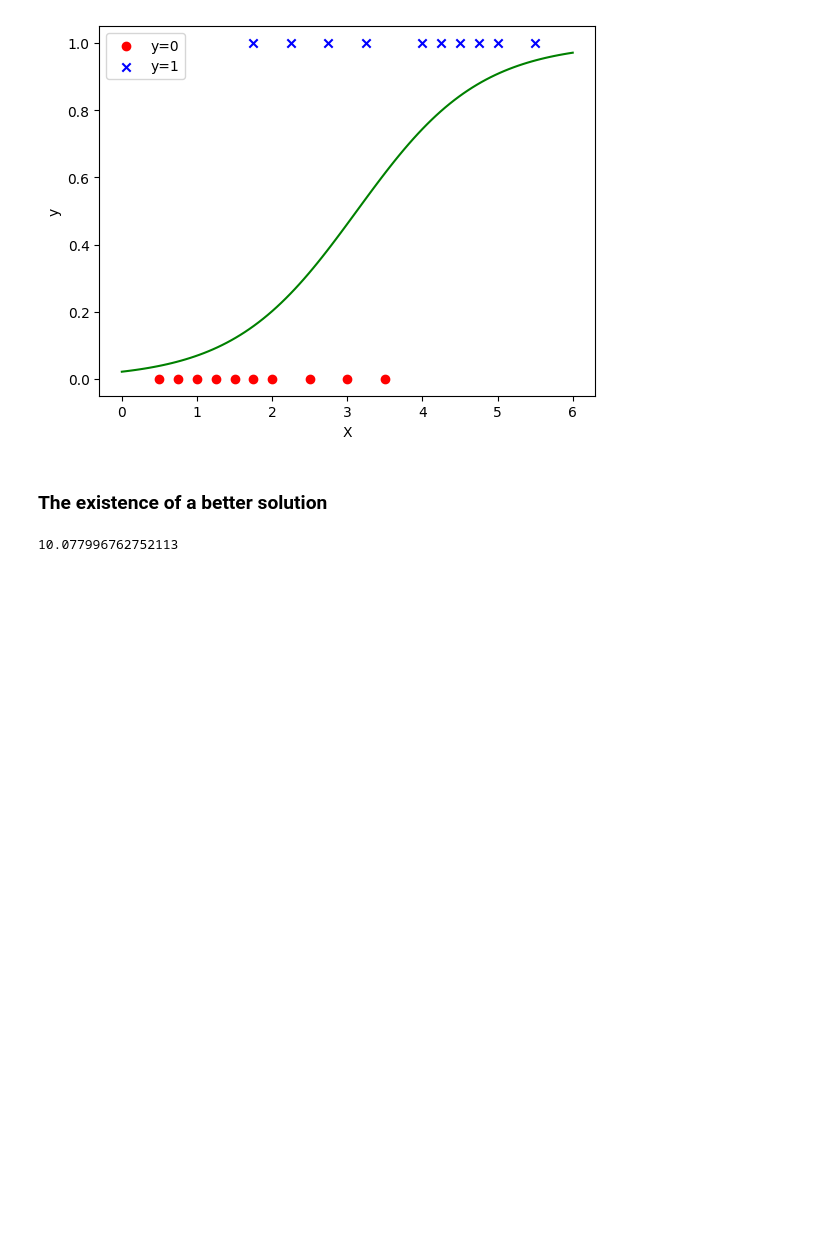
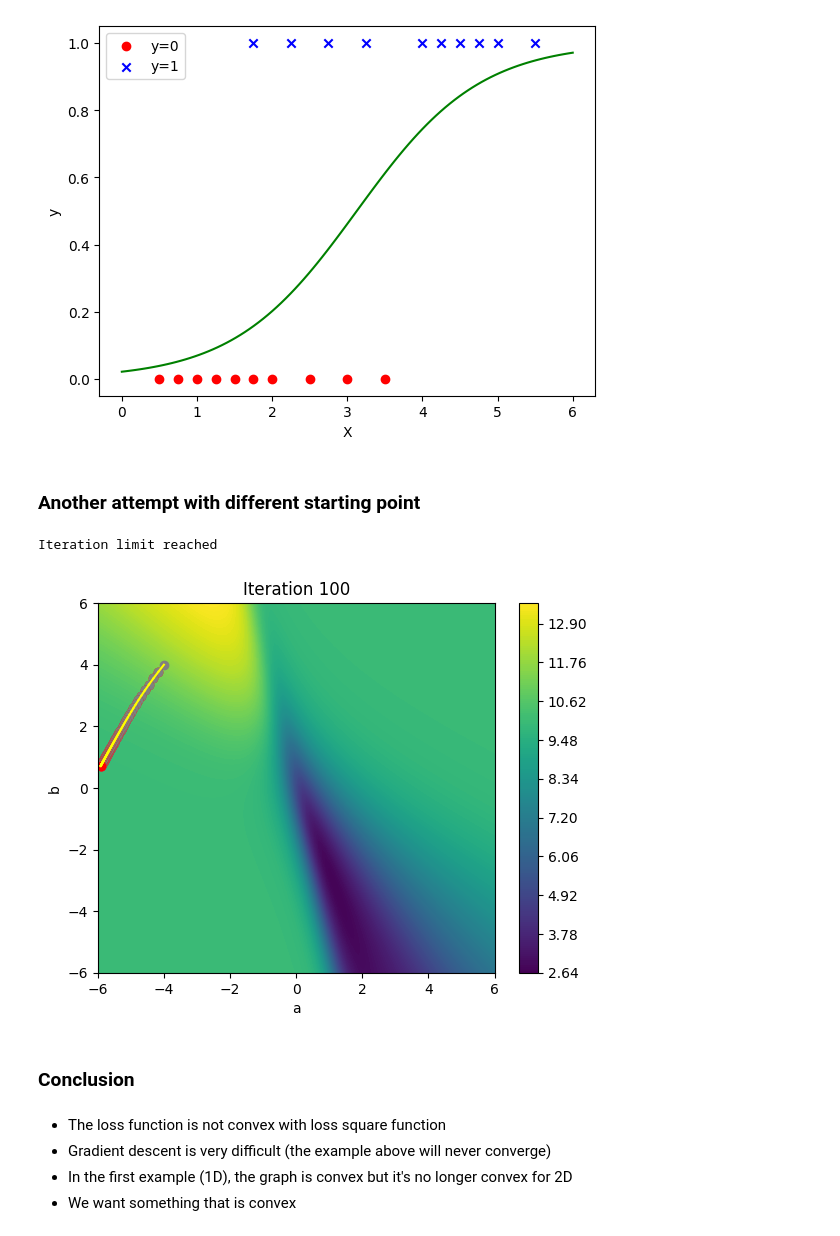
Before and after one commit to ttnhathuy313/basic-logistic-regression, a Jupyter notebook: main.ipynb, the cells around one changed output. Saved outputs shown, nothing was run; the diff lists cells and outputs as text; code cells hidden in the pictures; blank space fills up the shorter version.

Commit message:
better format

```diff
--- a/main.ipynb
+++ b/main.ipynb
@@ -281,5 +276,5 @@ def gradient_descent_process_updated(start_a, start_b, range_a, range_b, learnin
             break
     return a, b
 # %%
-gradient_descent_process_updated(3, 3, range_a, range_b, 0.3, 100)
+a_optimal, b_optimal = gradient_descent_process_updated(3, 3, range_a, range_b, 0.3, 100)
 # %% [output]
@@ -338,9 +308,17 @@ plt.plot(x, prediction, color='green')
 plt.show()
 # %% [output]
 [figure]
-# %% [markdown]
-### The existence of a better solution
-# %%
-print(loss(-6, 2))
-# %% [output]
-10.077996762752113
+# %% [markdown]
+### Another attempt with different starting point
+# %%
+a_optimal, b_optimal = gradient_descent_process_updated(-4, 4, range_a, range_b, 0.3, 100)
+# %% [output]
+Iteration limit reached
+[figure, added]
+# %% [markdown]
+### Conclusion
+# %% [markdown]
+- The loss function is not convex with loss square function
+- Gradient descent is very difficult (the example above will never converge)
+- In the first example (1D), the graph is convex but it's no longer convex for 2D
+- We want something that is convex
```
Also changed, not shown: parts of 8 cells of this notebook.
